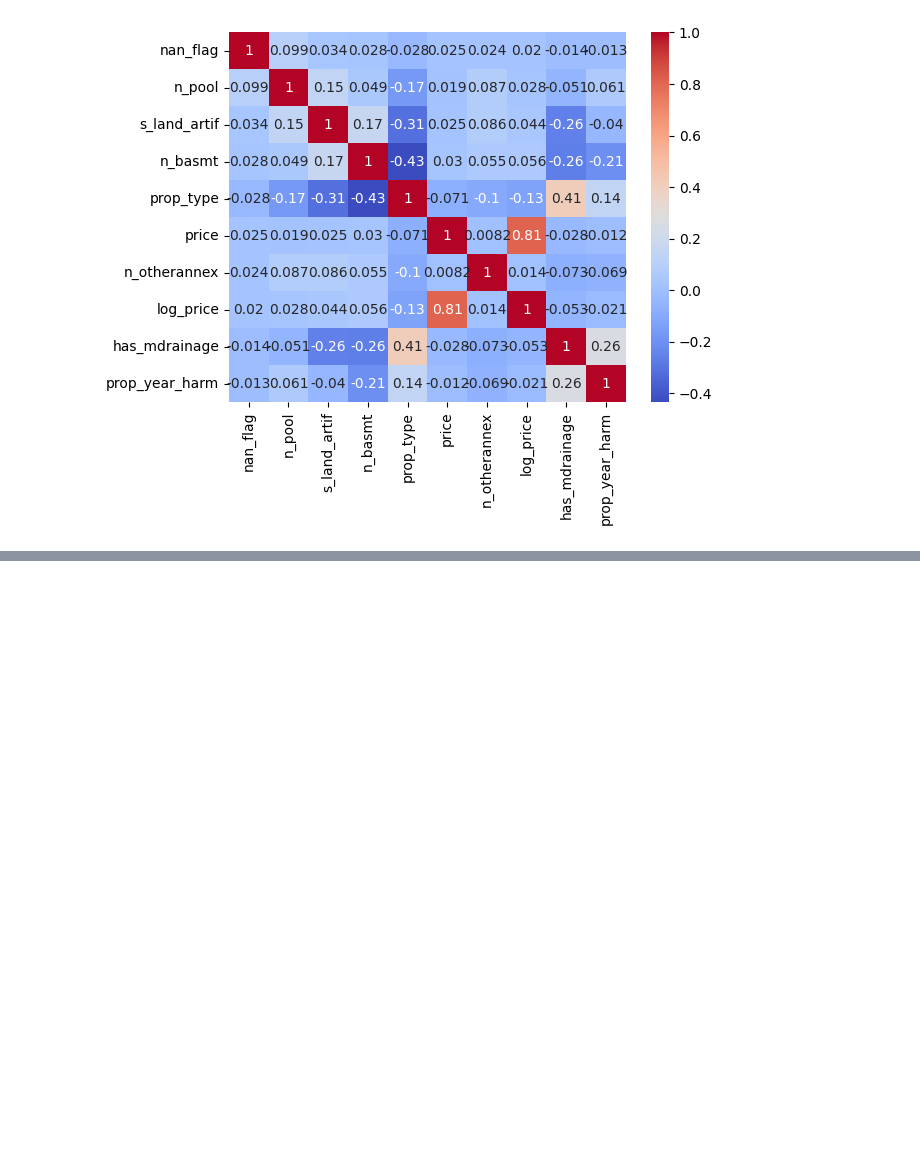
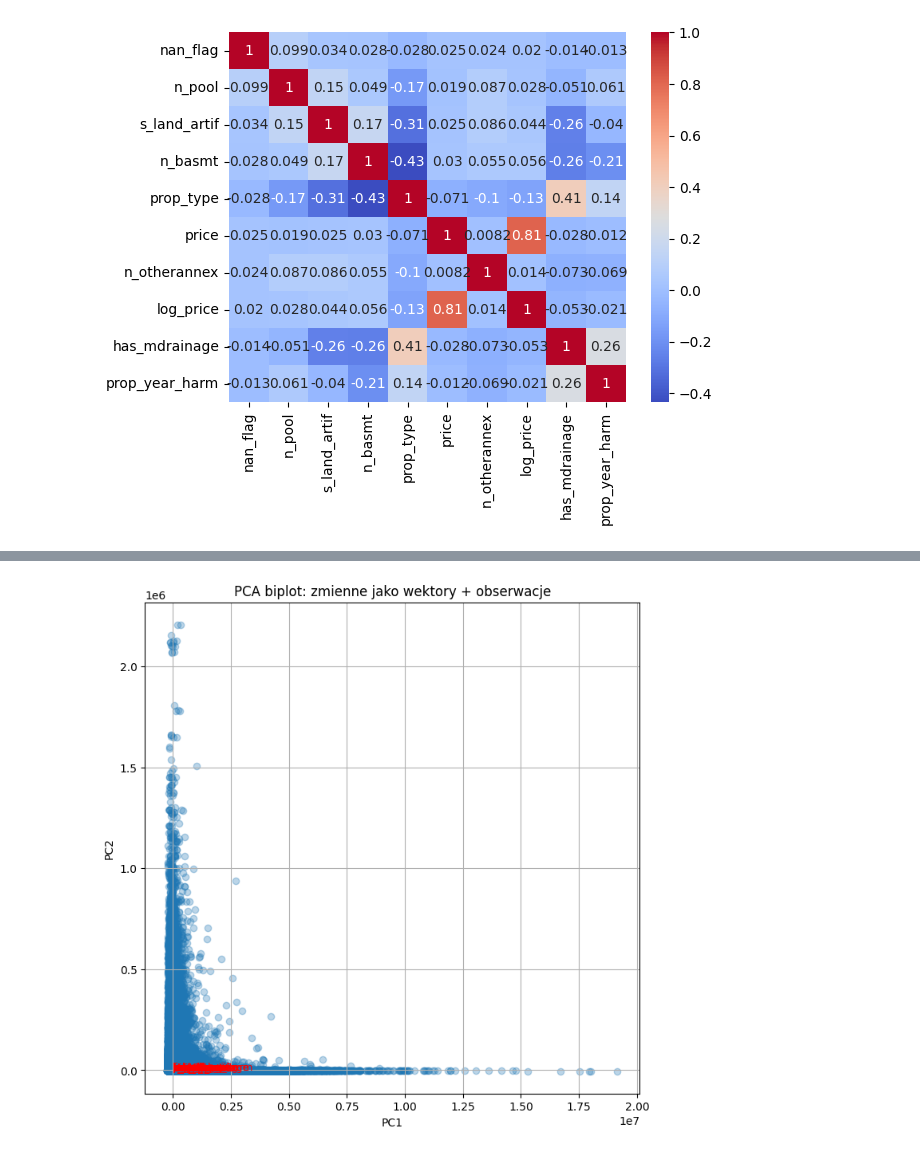
Before and after one commit to ruus77/FunathonDay1, a Jupyter notebook: EDA.ipynb, the cells around one changed output, grey strips where cells are left out. Saved outputs shown, nothing was run; the diff lists cells and outputs as text; code cells hidden in the pictures; blank space fills up the shorter version.

```diff
--- a/EDA.ipynb
+++ b/EDA.ipynb
@@ -93,0 +142,38 @@ sns.heatmap(
+# %%
+pca1.fit(X)
+pca2.fit(X)
+
+X_pca2 = pca2.transform(X)
+
+loadings = pca2.components_.T
+
+plt.figure(figsize=(8,8))
+
+plt.scatter(X_pca2[:, 0], X_pca2[:, 1], alpha=0.3)
+
+# lepsze skalowanie wektorów (normalizacja)
+scale = 3 / np.max(np.abs(loadings))
+
+for i in range(X.shape[1]):
+    plt.arrow(
+        0, 0,
+        loadings[i, 0] * scale,
+        loadings[i, 1] * scale,
+        color="red",
+        alpha=0.7
+    )
+    plt.text(
+        loadings[i, 0] * scale * 1.1,
+        loadings[i, 1] * scale * 1.1,
+        X.columns[i],
+        color="red",
+        fontsize=9
+    )
+
+plt.xlabel("PC1")
+plt.ylabel("PC2")
+plt.title("PCA biplot: zmienne jako wektory + obserwacje")
+plt.grid()
+plt.show()
+# %% [output]
+[figure, added]
```
Also changed, not shown: parts of 5 cells of this notebook.
